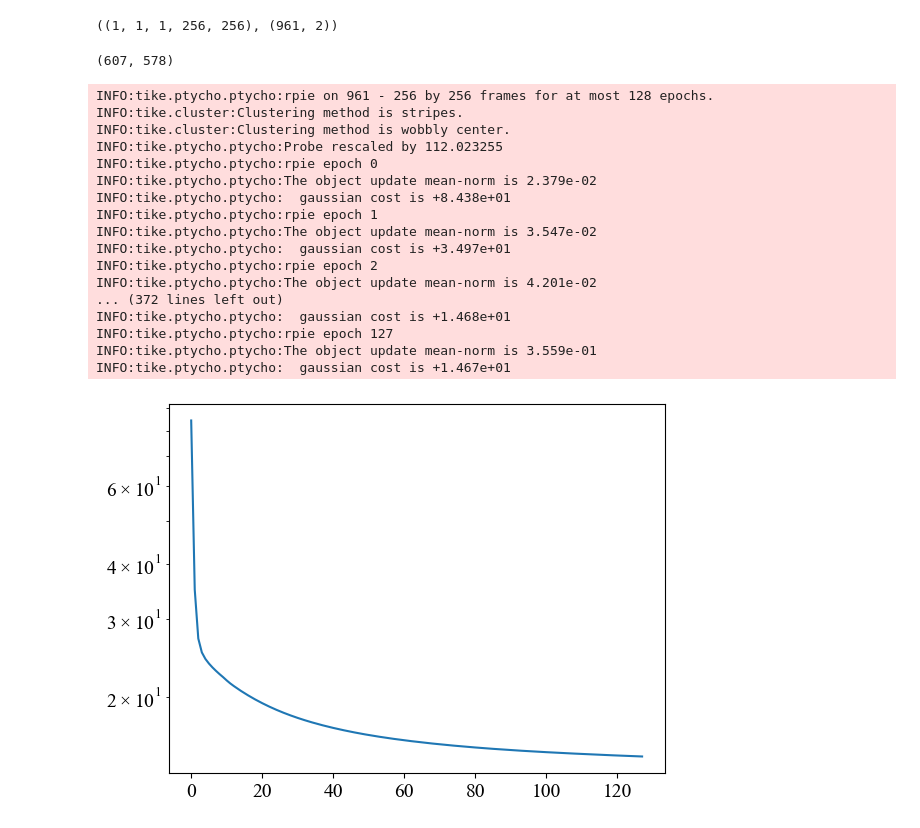
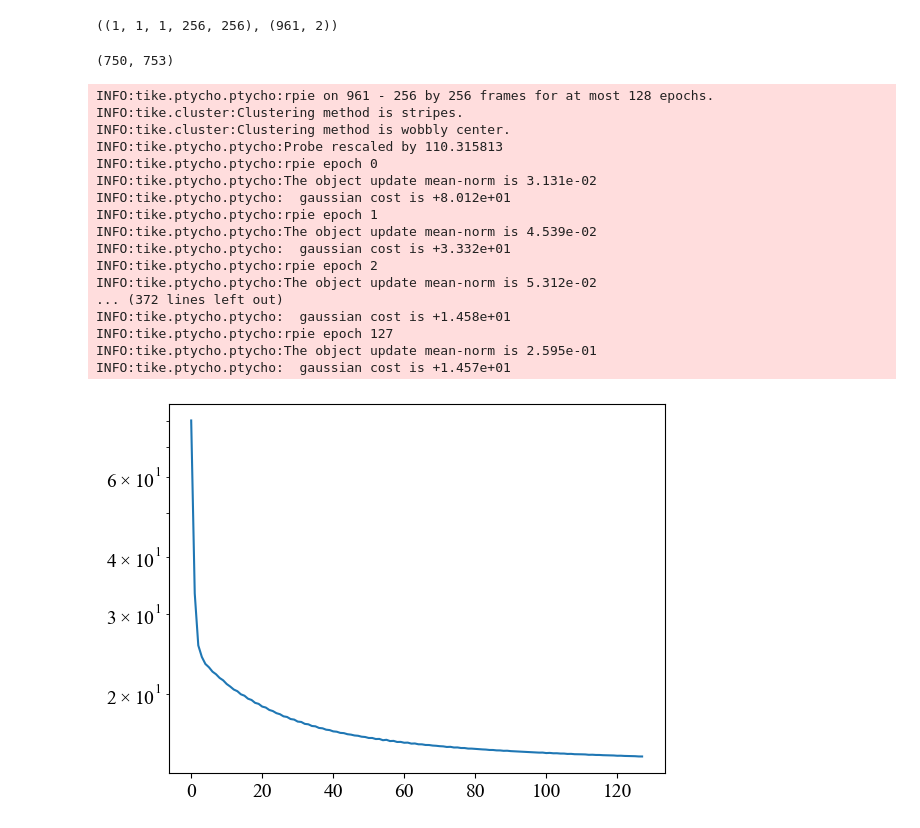
Before and after one commit to mdw771/probe_position_correction_w_ptychonn, a Jupyter notebook: workspace/large/reconstruct_tike.ipynb, the cells around one changed output. Drawn from its saved outputs; the diff is of its cells as text; code cells hidden in the pictures.

```diff
--- a/workspace/large/reconstruct_tike.ipynb
+++ b/workspace/large/reconstruct_tike.ipynb
@@ -35,11 +32,11 @@ def clean_data(arr):
     arr[mask] = vals
     return arr
 # %%
-scan_idx = 242
+scan_idx = 251
 save_figs = True
-pos_corr = 0
+pos_corr = 1
 type = 'calculated'
-scaling_dict = collections.defaultdict(lambda: 1.0, {236: 0.5, 239: 0.5, 240: 0.25, 241: 0.25, 242: 0.25})
+scaling_dict = collections.defaultdict(lambda: 1.0, {236: 0.5, 239: 0.5, 240: 0.25, 241: 0.25, 242: 0.25, 250: 0.5, 251: 0.5, 252: 0.25, 253: 0.25})
 # %%
 f = np.load('data/test{}.npz'.format(scan_idx))
 data_raw = f['reciprocal']
@@ -118,11 +115,11 @@ probe.shape, probe_pos_list.shape
 psi, probe_pos_list = tike.ptycho.object.get_padded_object(probe_pos_list, probe, extra=60)
 print(psi.shape)
 # %% [output]
-(607, 578)
+(750, 753)
 # %%
 position_options = None
 if pos_corr:
-    position_options = position_options=tike.ptycho.PositionOptions(
+    position_options = tike.ptycho.PositionOptions(
         probe_pos_list,
         use_adaptive_moment=False,
         use_position_regularization=True,
@@ -160,38 +157,41 @@ result = tike.ptycho.reconstruct(
 INFO:tike.ptycho.ptycho:rpie on 961 - 256 by 256 frames for at most 128 epochs.
 INFO:tike.cluster:Clustering method is stripes.
 INFO:tike.cluster:Clustering method is wobbly center.
-INFO:tike.ptycho.ptycho:Probe rescaled by 112.023255
+INFO:tike.ptycho.ptycho:Probe rescaled by 110.315813
 INFO:tike.ptycho.ptycho:rpie epoch 0
-INFO:tike.ptycho.ptycho:The object update mean-norm is 2.379e-02
-INFO:tike.ptycho.ptycho:  gaussian cost is +8.438e+01
+INFO:tike.ptycho.ptycho:The object update mean-norm is 3.131e-02
+INFO:tike.ptycho.ptycho:  gaussian cost is +8.012e+01
 INFO:tike.ptycho.ptycho:rpie epoch 1
-INFO:tike.ptycho.ptycho:The object update mean-norm is 3.547e-02
-INFO:tike.ptycho.ptycho:  gaussian cost is +3.497e+01
+INFO:tike.ptycho.ptycho:The object update mean-norm is 4.539e-02
+INFO:tike.ptycho.ptycho:  gaussian cost is +3.332e+01
 INFO:tike.ptycho.ptycho:rpie epoch 2
-INFO:tike.ptycho.ptycho:The object update mean-norm is 4.201e-02
+INFO:tike.ptycho.ptycho:The object update mean-norm is 5.312e-02
 ... (372 lines left out)
-INFO:tike.ptycho.ptycho:  gaussian cost is +1.468e+01
+INFO:tike.ptycho.ptycho:  gaussian cost is +1.458e+01
 INFO:tike.ptycho.ptycho:rpie epoch 127
-INFO:tike.ptycho.ptycho:The object update mean-norm is 3.559e-01
-INFO:tike.ptycho.ptycho:  gaussian cost is +1.467e+01
+INFO:tike.ptycho.ptycho:The object update mean-norm is 2.595e-01
+INFO:tike.ptycho.ptycho:  gaussian cost is +1.457e+01
 # %%
 fig = plt.figure()
 avg_cost = np.mean(np.stack(result.algorithm_options.costs, axis=0), axis=1)
 plt.semilogy(avg_cost)
 pos_corr_str = 'posCorr_1_clip_2' if pos_corr else 'posCorr_0'
 if save_figs:
     if type == 'calculated':
         fig.savefig(os.path.join('outputs/test{}/loss_history_calc_pos_{}.pdf'.format(scan_idx, pos_corr_str)))
+        np.savetxt(os.path.join('outputs/test{}/loss_history_calc_pos_{}.txt'.format(scan_idx, pos_corr_str)), avg_cost)
     elif type == 'true':
         fig.savefig(os.path.join('outputs/test{}/loss_history_true_pos.pdf'.format(scan_idx)))
+        np.savetxt(os.path.join('outputs/test{}/loss_history_true_pos.txt'.format(scan_idx)), avg_cost)
     elif type == 'baseline':
         fig.savefig(os.path.join('outputs/test{}/loss_history_baseline_pos_{}.pdf'.format(scan_idx, pos_corr_str)))
+        np.savetxt(os.path.join('outputs/test{}/loss_history_baseline_pos_{}.txt'.format(scan_idx, pos_corr_str)), avg_cost)
     else:
         raise ValueError
 else:
     plt.show()
 # %% [output]
-[figure, old version]
+[figure, new version]
 # %%
 plt.figure(dpi=200)
 tike.view.plot_phase(result.psi, amin=0)
```
Also changed, not shown: parts of 5 cells of this notebook, 13 other files.
